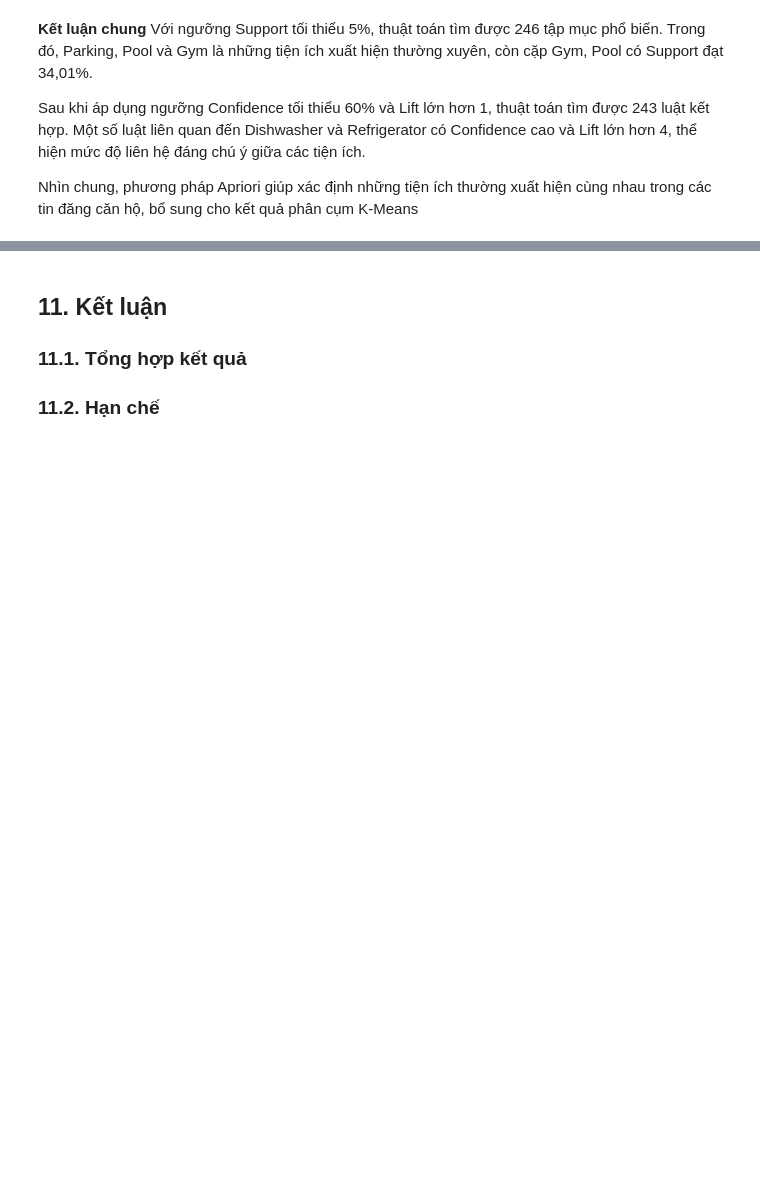
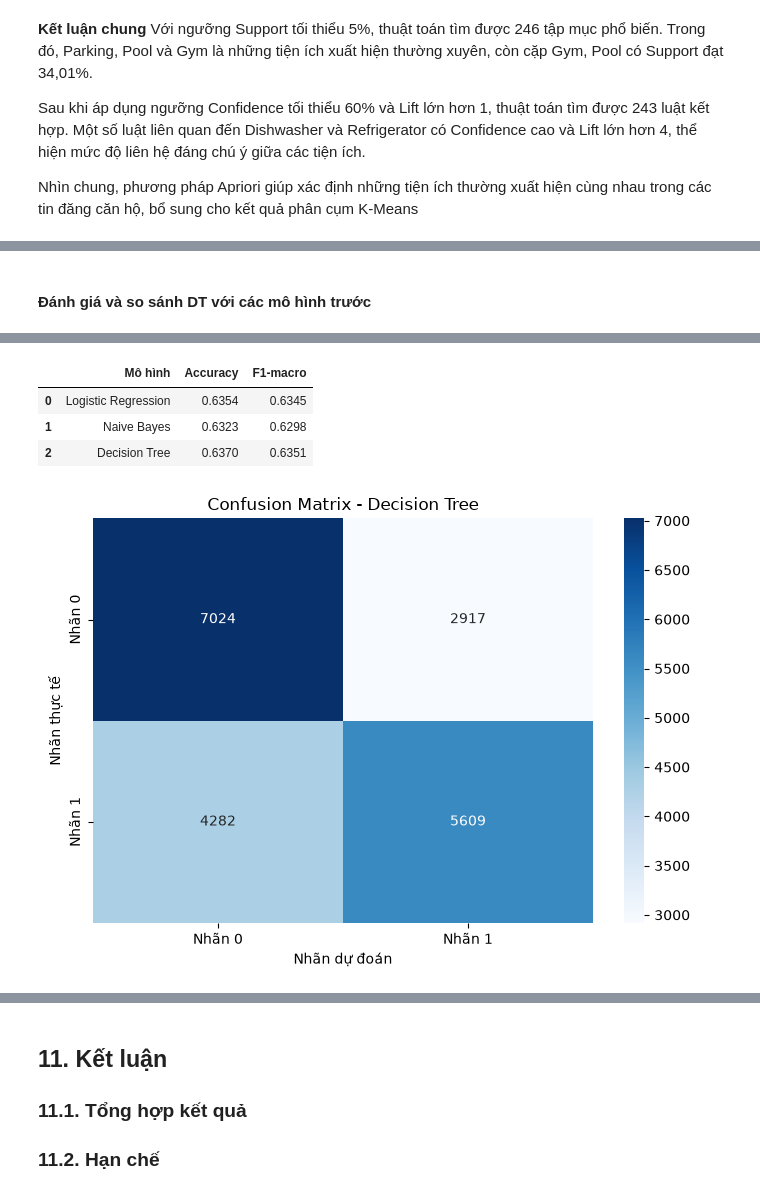
Before and after one commit to 1amBlake/apartment-rental-analysis-iuh, a Jupyter notebook: notebooks/apartment_retal_analysis.ipynb, the cells around one changed output, grey strips where cells are left out. Cells and saved outputs as stored; diff of their text form; code cells hidden in the pictures; blank space fills up the shorter version.

```diff
--- a/notebooks/apartment_retal_analysis.ipynb
+++ b/notebooks/apartment_retal_analysis.ipynb
@@ -2425,0 +2545,74 @@ Nhìn chung, phương pháp Apriori giúp xác định những tiện ích thư
+# %% [markdown]
+#### Đánh giá và so sánh DT với các mô hình trước
+# %%
+
+from sklearn.metrics import (
+    accuracy_score,
+    f1_score,
+    classification_report,
+    confusion_matrix
+)
+import seaborn as sns
+import pandas as pd
+import matplotlib.pyplot as plt
+
+train_accuracy_dt = accuracy_score(
+    y_train_log,
+    model_dt.predict(X_train_log)
+)
+
+accuracy_dt = accuracy_score(y_test_log, y_pred_dt)
+f1_dt = f1_score(y_test_log, y_pred_dt, average="macro")
+
+print(f"Train Accuracy: {train_accuracy_dt:.4f}")
+print(f"Test Accuracy: {accuracy_dt:.4f}")
+
+print("\nClassification Report:")
+print(classification_report(
+    y_test_log,
+    y_pred_dt,
+    digits=3,
+    zero_division=0
+))
+
+df_compare_dt = pd.DataFrame({
+    "Mô hình": [
+        "Logistic Regression",
+        "Naive Bayes",
+        "Decision Tree"
+    ],
+    "Accuracy": [
+        accuracy_score(y_test_log, y_pred_log),
+        accuracy_score(y_test_log, y_pred_nb),
+        accuracy_dt
+    ],
+    "F1-macro": [
+        f1_score(y_test_log, y_pred_log, average="macro"),
+        f1_score(y_test_log, y_pred_nb, average="macro"),
+        f1_dt
+    ]
+})
+
+print("\nSo sánh các mô hình:")
+display(df_compare_dt.round(4))
+
+cm_dt = confusion_matrix(y_test_log, y_pred_dt)
+
+plt.figure(figsize=(7, 5))
+
+sns.heatmap(
+    cm_dt,
+    annot=True,
+    fmt="d",
+    cmap="Blues",
+    xticklabels=["Nhãn 0", "Nhãn 1"],
+    yticklabels=["Nhãn 0", "Nhãn 1"]
+)
+
+plt.title("Confusion Matrix - Decision Tree")
+plt.xlabel("Nhãn dự đoán")
+plt.ylabel("Nhãn thực tế")
+
+plt.tight_layout()
+plt.show()
+# %% [output]
@@ -2425,0 +2634,5 @@ Nhìn chung, phương pháp Apriori giúp xác định những tiện ích thư
+|  | Mô hình | Accuracy | F1-macro |
+| 0 | Logistic Regression | 0.6354 | 0.6345 |
+| 1 | Naive Bayes | 0.6323 | 0.6298 |
+| 2 | Decision Tree | 0.6370 | 0.6351 |
+[figure, added]
```
Also changed, not shown: parts of 21 cells of this notebook.
